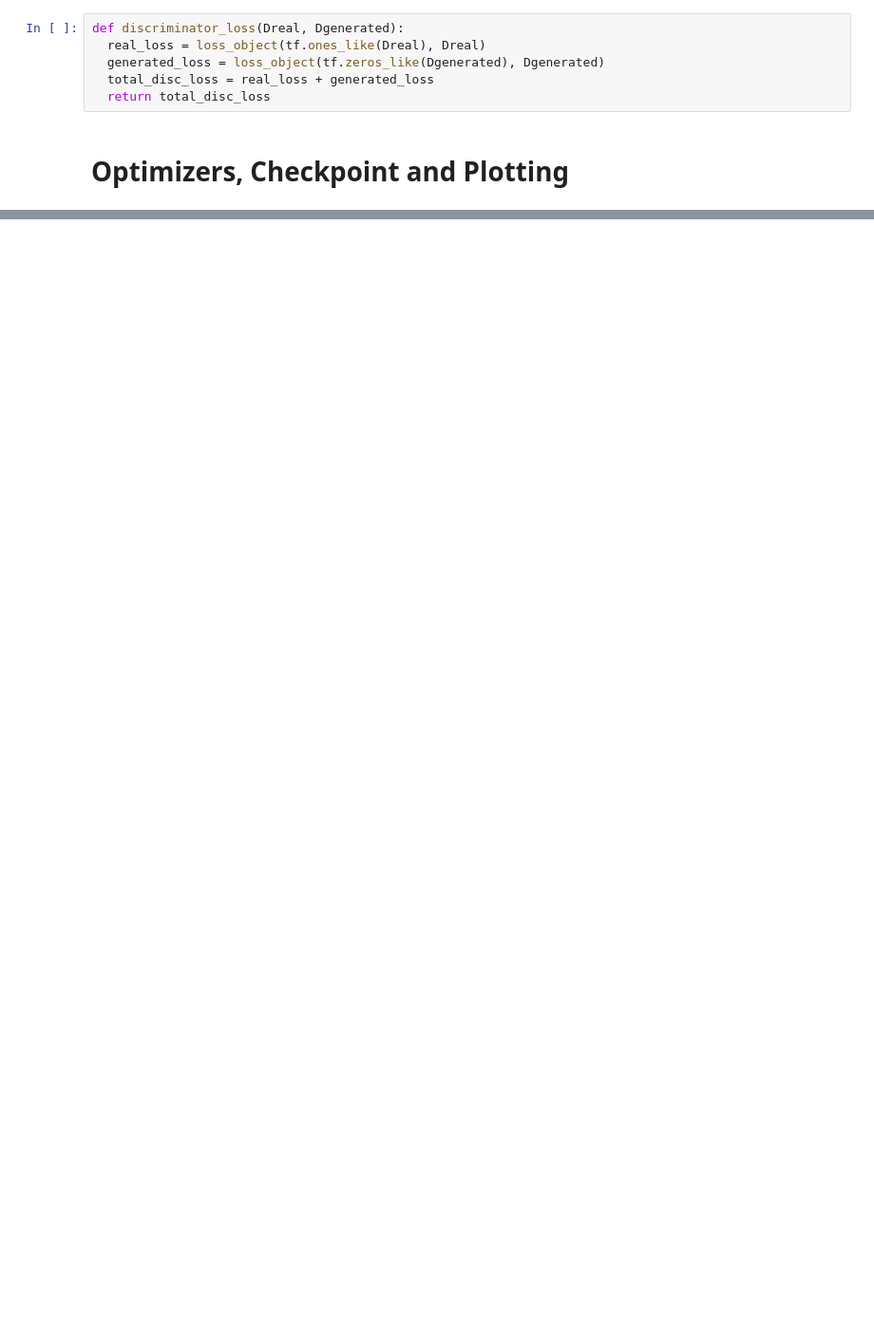
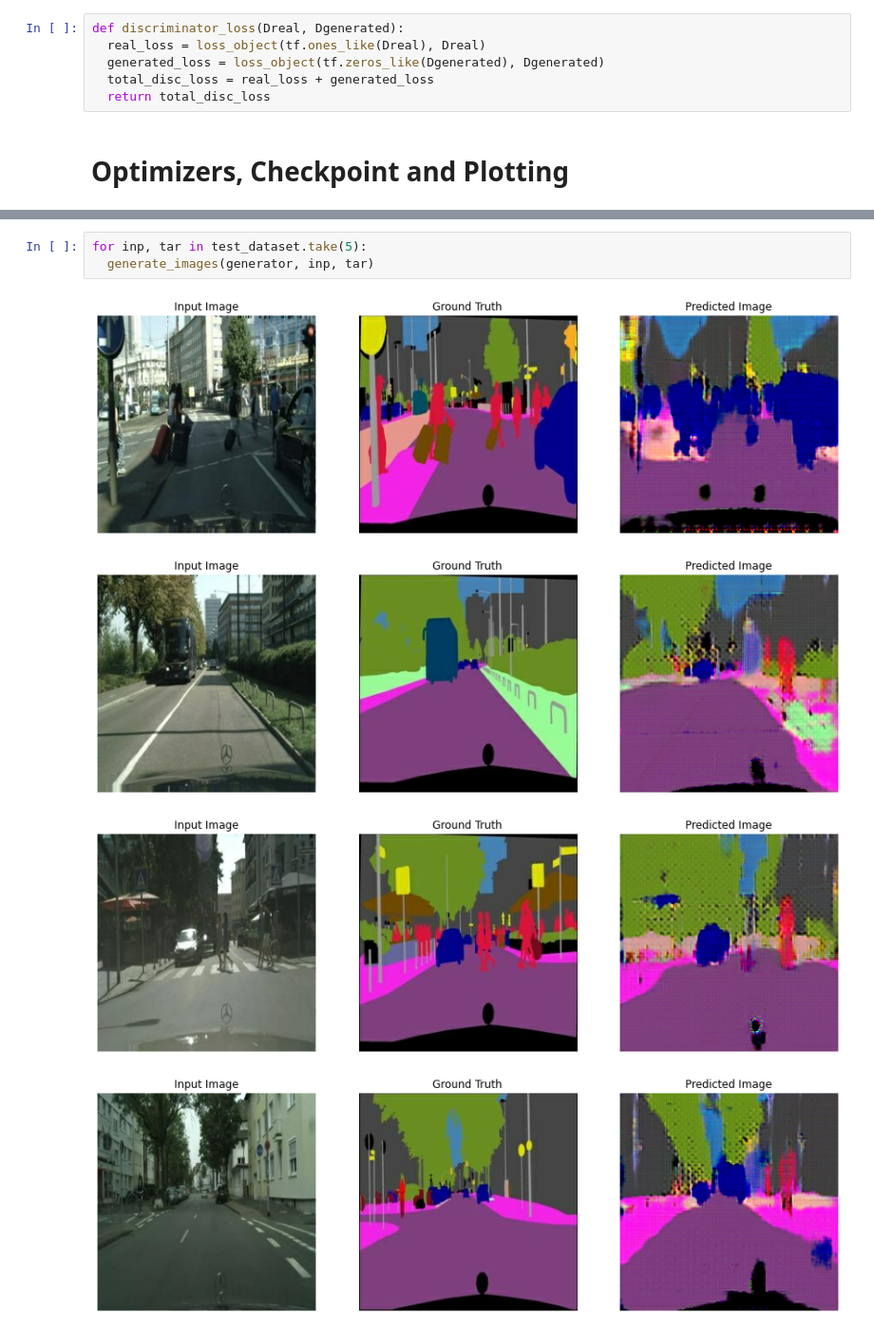
Before and after one commit to AdamClarkStandke/GAN_Models, a Jupyter notebook: Pix2pix.ipynb, the cells around one changed output, grey strips where cells are left out. Shown at 95% size. Saved outputs shown, nothing was run; the diff lists cells and outputs as text; blank space fills up the shorter version.

```diff
--- a/Pix2pix.ipynb
+++ b/Pix2pix.ipynb
@@ -332,0 +445,8 @@ def discriminator_loss(Dreal, Dgenerated):
+# %%
+for inp, tar in test_dataset.take(5):
+  generate_images(generator, inp, tar)
+# %% [output]
+[figure, added]
+[figure, added]
+[figure, added]
+[figure, added]
```
Also changed, not shown: parts of 16 cells of this notebook.
